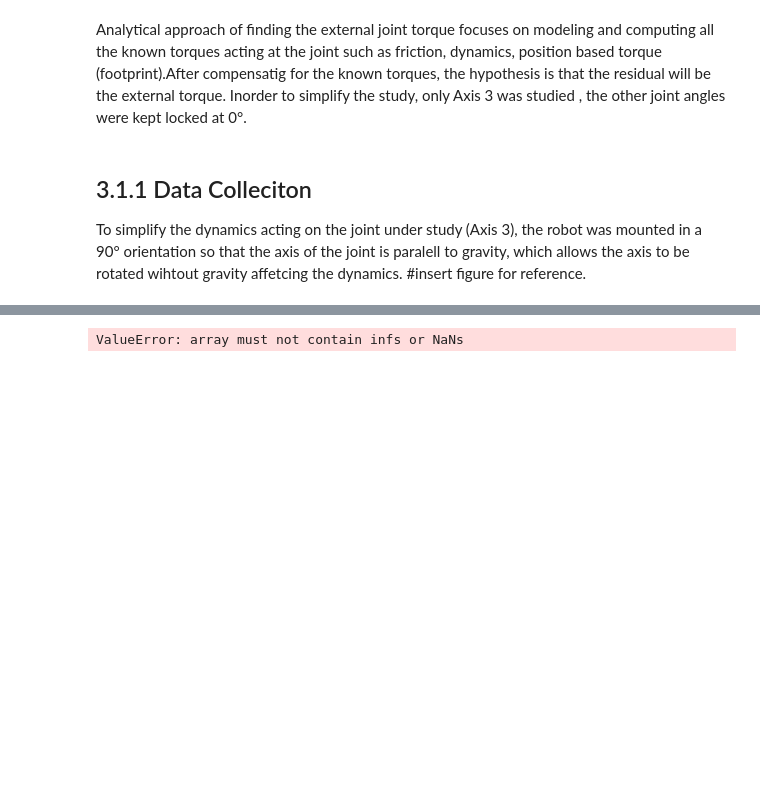
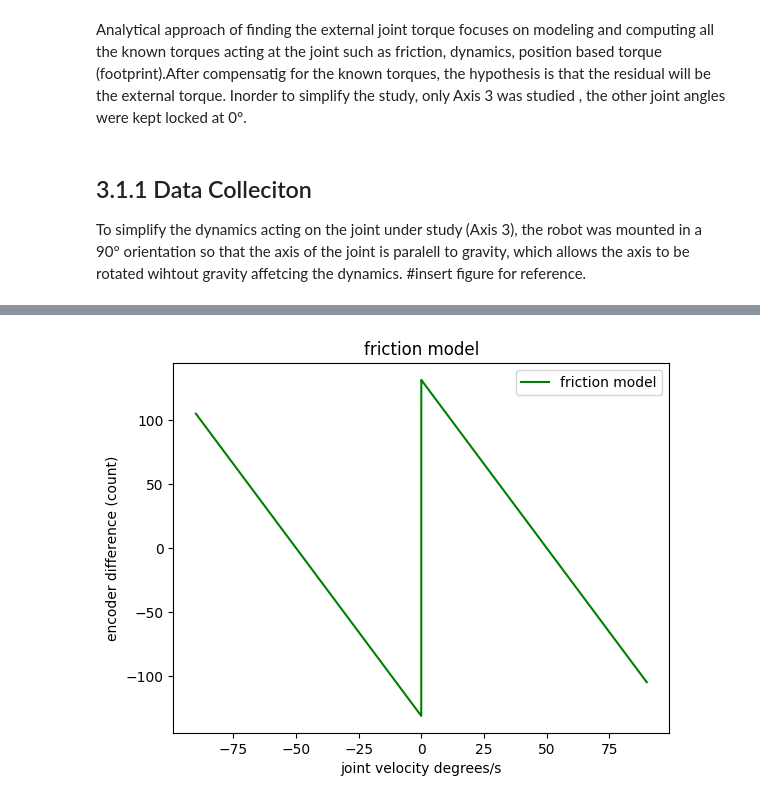
Before and after one commit to allwinlucious/MasterThesis, a Jupyter notebook: 3.1_Analytical_Method.ipynb, the cells around one changed output, grey strips where cells are left out. Saved outputs shown, nothing was run; the diff lists cells and outputs as text; code cells hidden in the pictures; blank space fills up the shorter version.

```diff
--- a/3.1_Analytical_Method.ipynb
+++ b/3.1_Analytical_Method.ipynb
@@ -236,26 +105,26 @@ for key in data:
 # %%
 #append all dataframes
 dfs = data["0.97"].iloc[:0,:].copy()
 for key in data:
-    dfs=pandas.concat([dfs,data[key]])
+    dfs=pd.concat([dfs,data[key]])
 
 #model friction
 parameters,_ = curve_fit(friction_model,dfs.joint_velocity_3*radian_to_deg,dfs.residual_error2)
 #save variables to file
 np.save("friction_coeff.npy",parameters)
 
 y = np.arange (-90, 90, 0.01)
 x = friction_model(y,parameters[0],parameters[1],parameters[2],parameters[3],parameters[4],parameters[5])
 plt.plot(y,x,'g',label='friction model')
 plt.legend()
 plt.xlabel("joint velocity degrees/s")
 plt.ylabel("encoder difference (count)")
 plt.title("friction model")
 plt.legend()
 plt.show()
 plt.close()
 # %% [output]
-ValueError: array must not contain infs or NaNs
+[figure, added]
 # %%
 
 
```
Also changed, not shown: parts of 17 cells of this notebook, 8 other files.
